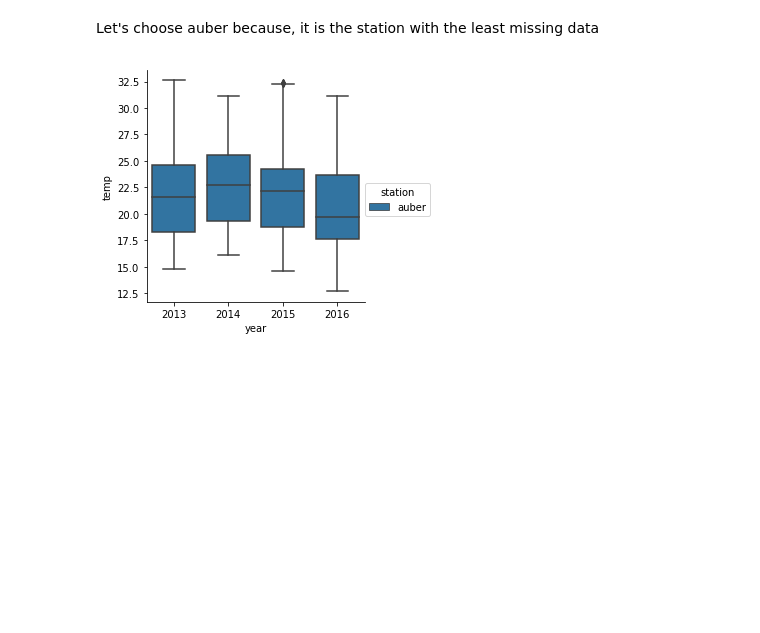
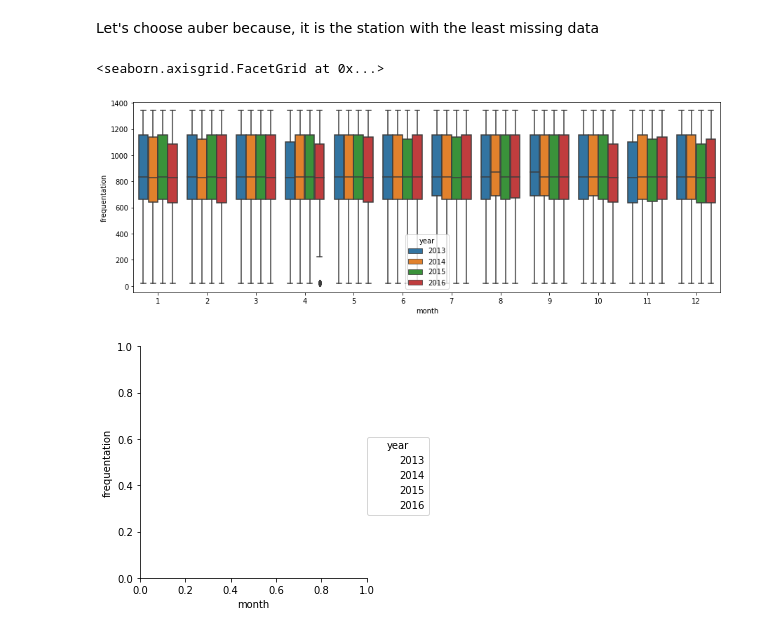
Before and after one commit to MrMey/underground_air_quality_analysis, a Jupyter notebook: Untitled.ipynb, the cells around one changed output. Drawn from its saved outputs; the diff is of its cells as text; code cells hidden in the pictures; blank space fills up the shorter version.

```diff
--- a/Untitled.ipynb
+++ b/Untitled.ipynb
@@ -56,5 +61,7 @@ data['second'] = data['second'].astype(int)
 # %%
 data['date'] = pd.to_datetime(data['date'], format = "%Y-%m-%d")
+# %%
+data['weekday'] = data['date'].dt.dayofweek
 # %%
 data['time'] = pd.to_datetime(data['time'], format = "%H:%M:%S")
 # %%
@@ -117,8 +131,17 @@ ax = sns.countplot(ax=ax,data = missing_data,x="station")
 # %% [markdown]
 Let's choose auber because, it is the station with the least missing data
+# %%
+data = data.drop(labels=['no','no2','pm10','pm2.5'], axis = 1)
 # %%
 data = data.dropna()
+# %%
+data = data[data['station'] == 'auber']
+# %%
+data['frequentation'] = data['a']+data['b']+data['1']+data['11']+data['14']+data['3']+data['4']+data['7']+data['9']
 # %%
-ax = sns.factorplot(x="year", y="temp", hue = "station", data=data, kind = "box")
+fig, ax = plt.subplots(figsize=(15,5))
+sns.factorplot(x="month", y="frequentation", hue = "year", data=data, kind = "box", ax = ax)
 # %% [output]
+<seaborn.axisgrid.FacetGrid at 0x...>
-[figure, old version]
+[figure, new version]
+[figure, added]
```
Also changed, not shown: parts of 44 cells of this notebook, 1 other file.
